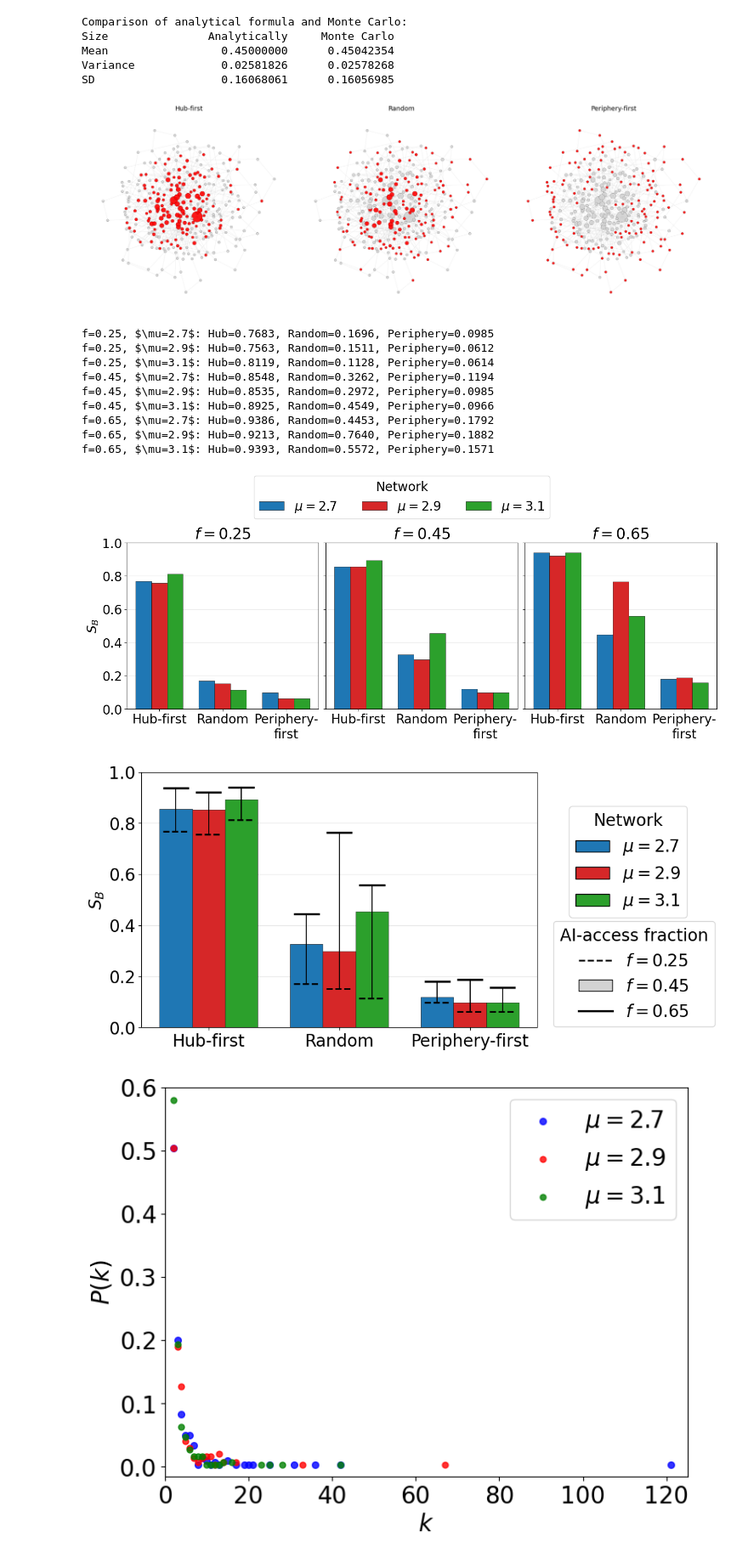
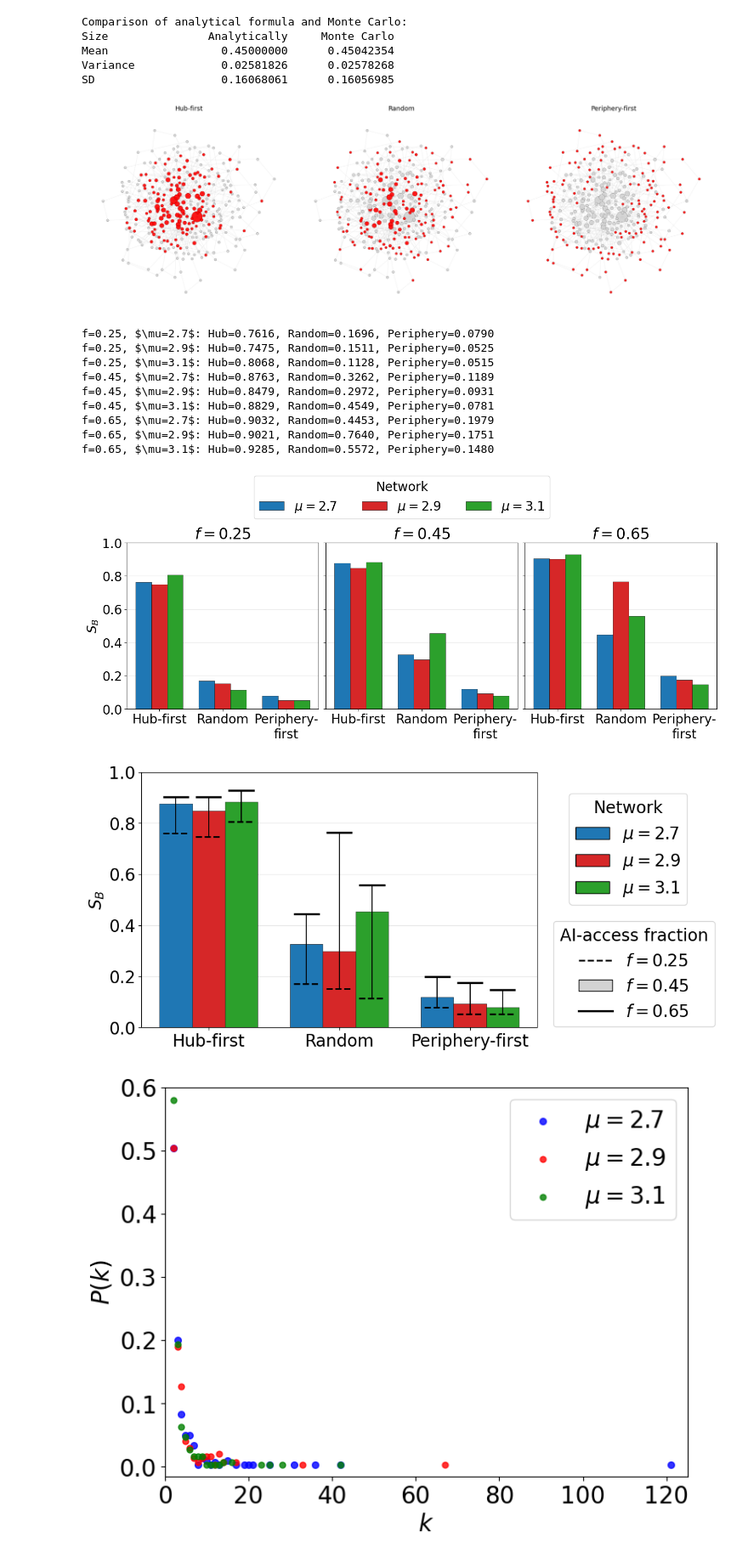
Before and after one commit to PVZ-creator/AI-strategies, a Jupyter notebook: Modeling_AI_strategies.ipynb, the cells around one changed output. Shown at 85% size. Cells and saved outputs as stored; diff of their text form; code cells hidden in the pictures.

```diff
--- a/Modeling_AI_strategies.ipynb
+++ b/Modeling_AI_strategies.ipynb
@@ -67,11 +67,11 @@ def choose_ai_nodes(strategy, nodes, deg, N0, seed=42):
     rng = np.random.default_rng(seed)
     N_local = len(nodes)
     if strategy == "hub-first":
-        idx = np.argsort(-deg)[:N0]
+        idx = np.argsort(-deg, kind="stable")[:N0]
     elif strategy == "random":
         idx = rng.choice(np.arange(N_local), size=N0, replace=False)
     elif strategy == "periphery-first":
-        idx = np.argsort(deg)[:N0]
+        idx = np.argsort(deg, kind="stable")[:N0]
     else:
         raise ValueError("Condition: hub-first, random, periphery-first")
     ai_nodes = [nodes[i] for i in idx]
@@ -380,7 +409,7 @@ SD                   0.16068061      0.16056985
 # %%
 draw_three_ai_strategies(G, nodes, strategy_eps, layout="kamada", scale=7, figsize=(18, 6)) # Visualization of strategies
 # %% [output]
-[figure, old version]
+[figure, new version]
 # %%
 seed = 42
 f_values = [0.25, 0.45, 0.65]
@@ -430,16 +459,16 @@ handles, labels = axes[0].get_legend_handles_labels()
 fig.legend(handles, labels, title="Network", loc="lower center", bbox_to_anchor=(0.5, 1.0), ncol=3)
 plt.show()
 # %% [output]
-f=0.25, $\mu=2.7$: Hub=0.7683, Random=0.1696, Periphery=0.0985
-f=0.25, $\mu=2.9$: Hub=0.7563, Random=0.1511, Periphery=0.0612
-f=0.25, $\mu=3.1$: Hub=0.8119, Random=0.1128, Periphery=0.0614
-f=0.45, $\mu=2.7$: Hub=0.8548, Random=0.3262, Periphery=0.1194
-f=0.45, $\mu=2.9$: Hub=0.8535, Random=0.2972, Periphery=0.0985
-f=0.45, $\mu=3.1$: Hub=0.8925, Random=0.4549, Periphery=0.0966
-f=0.65, $\mu=2.7$: Hub=0.9386, Random=0.4453, Periphery=0.1792
-f=0.65, $\mu=2.9$: Hub=0.9213, Random=0.7640, Periphery=0.1882
-f=0.65, $\mu=3.1$: Hub=0.9393, Random=0.5572, Periphery=0.1571
+f=0.25, $\mu=2.7$: Hub=0.7616, Random=0.1696, Periphery=0.0790
+f=0.25, $\mu=2.9$: Hub=0.7475, Random=0.1511, Periphery=0.0525
+f=0.25, $\mu=3.1$: Hub=0.8068, Random=0.1128, Periphery=0.0515
+f=0.45, $\mu=2.7$: Hub=0.8763, Random=0.3262, Periphery=0.1189
+f=0.45, $\mu=2.9$: Hub=0.8479, Random=0.2972, Periphery=0.0931
+f=0.45, $\mu=3.1$: Hub=0.8829, Random=0.4549, Periphery=0.0781
+f=0.65, $\mu=2.7$: Hub=0.9032, Random=0.4453, Periphery=0.1979
+f=0.65, $\mu=2.9$: Hub=0.9021, Random=0.7640, Periphery=0.1751
+f=0.65, $\mu=3.1$: Hub=0.9285, Random=0.5572, Periphery=0.1480
-[figure, old version]
+[figure, new version]
 # %%
 results_f = {f: {name: compute_strategy_results_for_graph(G, f, seed) for name, G in graphs.items()} for f in f_values}
 
@@ -451,35 +480,35 @@ fig, ax = plt.subplots(figsize=(10.5, 5.5))
 for j, net_name in enumerate(graphs):
     positions = x + (j - 1) * width
     values_025 = [results_f[0.25][net_name][strategy]["S_B"] for strategy in strategies]
     values_045 = [results_f[0.45][net_name][strategy]["S_B"] for strategy in strategies]
     values_065 = [results_f[0.65][net_name][strategy]["S_B"] for strategy in strategies]
 
     ax.bar(positions, values_045, width=width, color=colors[net_name], edgecolor="black", linewidth=0.4, zorder=2)
     for position, value_025, value_065 in zip(positions, values_025, values_065):
         ax.vlines(position, value_025, value_065, color="black", linestyle="-", linewidth=1.3, zorder=4)
         ax.hlines(value_025, position - 0.40 * width, position + 0.40 * width, color="black", linestyle="--", linewidth=2.0, zorder=5)
         ax.hlines(value_065, position - 0.40 * width, position + 0.40 * width, color="black", linestyle="-", linewidth=2.5, zorder=5)
 
 ax.set_xticks(x)
 ax.set_xticklabels(["Hub-first", "Random", "Periphery-first"])
 ax.set_ylabel(r"$S_B$")
 ax.set_ylim(0, 1)
 ax.grid(axis="y", alpha=0.3)
 ax.set_axisbelow(True)
 network_legend = [Patch(facecolor=colors[name], edgecolor="black", label=name) for name in graphs]
 
 f_legend = [
     Line2D([0], [0], color="black", linestyle="--", linewidth=2.0, label=r"$f=0.25$"),
     Patch(facecolor="lightgray", edgecolor="black", label=r"$f=0.45$"),
     Line2D([0], [0], color="black", linestyle="-", linewidth=2.5, label=r"$f=0.65$")]
 
-legend_network = ax.legend(handles=network_legend, title="Network", loc="upper left", bbox_to_anchor=(1.06, 0.90), frameon=True)
+legend_network = ax.legend(handles=network_legend, title="Network", loc="upper left", bbox_to_anchor=(1.06, 0.95), frameon=True)
 ax.add_artist(legend_network)
 ax.legend(handles=f_legend, title="AI-access fraction", loc="upper left", bbox_to_anchor=(1.02, 0.45), frameon=True)
 fig.subplots_adjust(right=0.75)
 plt.show()
 # %% [output]
-[figure, old version]
+[figure, new version]
 # %%
 # Networks
 G1 = nx.read_edgelist("N300_y2.7.edgelist")
```
Also changed, not shown: parts of 20 cells of this notebook.
